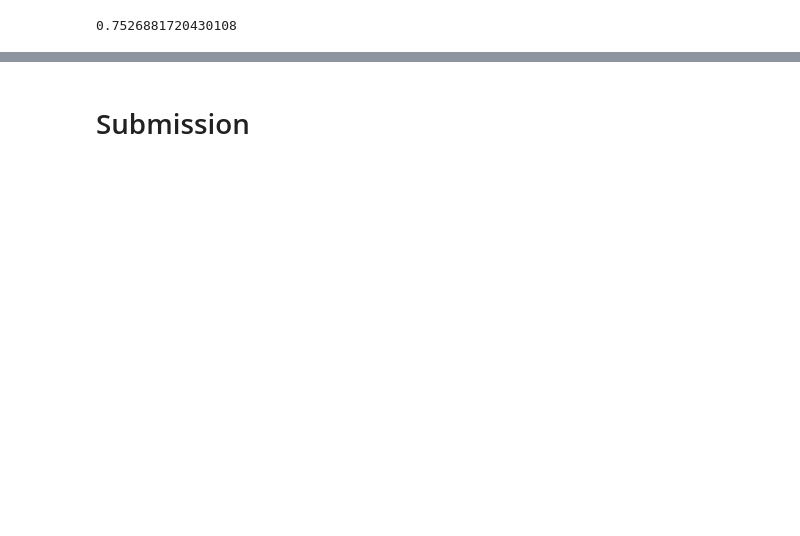
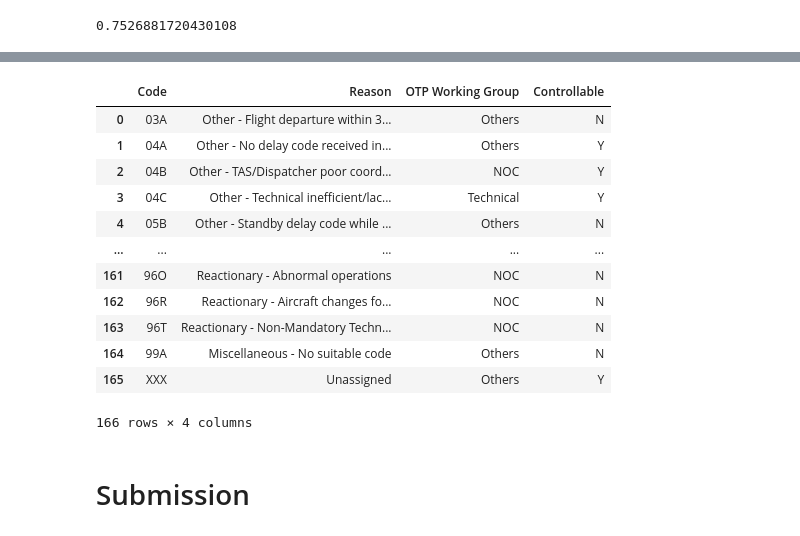
Before and after one commit to cmd-master/airline, a Jupyter notebook: Untitled.ipynb, the cells around one changed output, grey strips where cells are left out. Cells and saved outputs as stored; diff of their text form; code cells hidden in the pictures; blank space fills up the shorter version.

```diff
--- a/Untitled.ipynb
+++ b/Untitled.ipynb
@@ -234,3 +228,19 @@ ps['otp'].mean()
+# %%
+delay_codes
+# %% [output]
+|  | Code | Reason | OTP Working Group | Controllable |
+| 0 | 03A | Other - Flight departure within 3... | Others | N |
+| 1 | 04A | Other - No delay code received in... | Others | Y |
+| 2 | 04B | Other - TAS/Dispatcher poor coord... | NOC | Y |
+| 3 | 04C | Other - Technical inefficient/lac... | Technical | Y |
+| 4 | 05B | Other - Standby delay code while ... | Others | N |
+| ... | ... | ... | ... | ... |
+| 161 | 96O | Reactionary - Abnormal operations | NOC | N |
+| 162 | 96R | Reactionary - Aircraft changes fo... | NOC | N |
+| 163 | 96T | Reactionary - Non-Mandatory Techn... | NOC | N |
+| 164 | 99A | Miscellaneous - No suitable code | Others | N |
+| 165 | XXX | Unassigned | Others | Y |
+166 rows × 4 columns
 # %% [markdown]
 # Submission
 # %%
```
Also changed, not shown: parts of 21 cells of this notebook, 1 other file.
